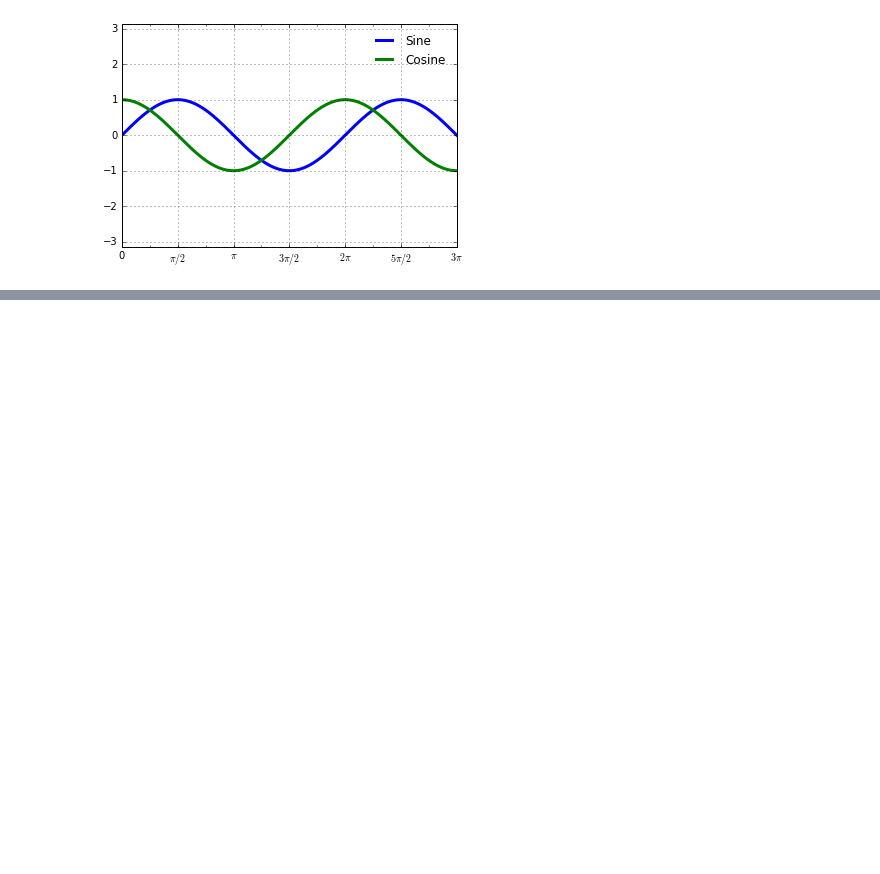
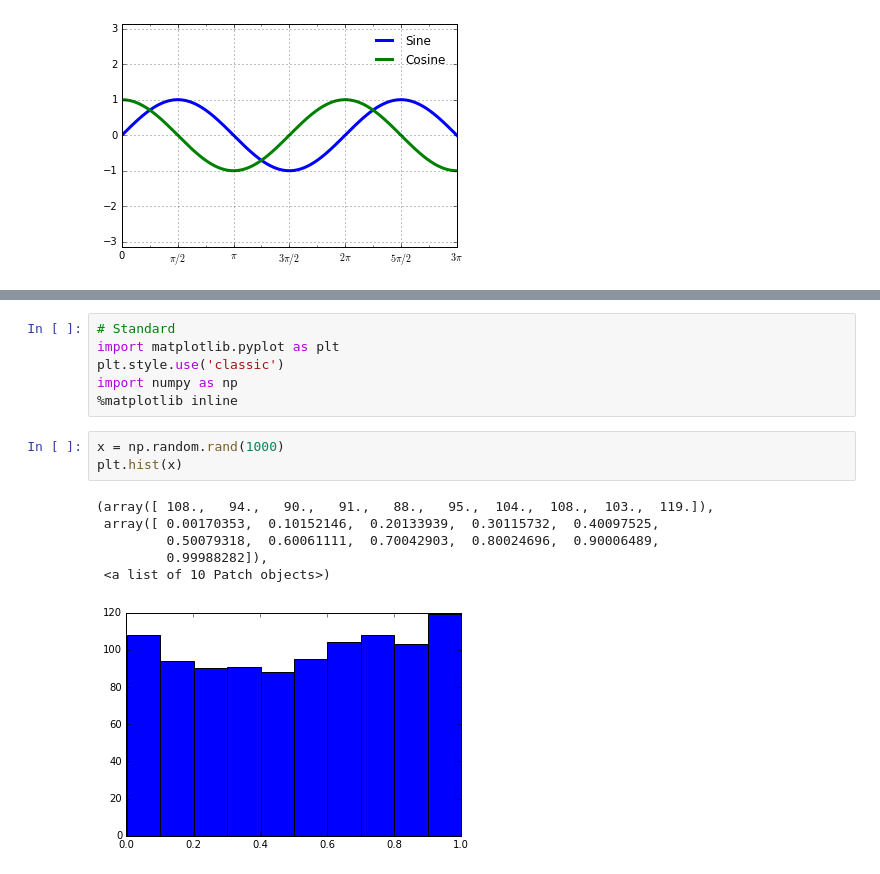
Before and after one commit to PeterChauYEG/learn-python, a Jupyter notebook: Visualization with Matplotlib.ipynb, the cells around one changed output, grey strips where cells are left out. Cells and saved outputs as stored; diff of their text form; blank space fills up the shorter version.

Commit message:
learned about styles and 3d plots

```diff
--- a/Visualization with Matplotlib.ipynb
+++ b/Visualization with Matplotlib.ipynb
@@ -1256,0 +1261,16 @@ fig
+# %%
+# Standard
+import matplotlib.pyplot as plt
+plt.style.use('classic')
+import numpy as np
+%matplotlib inline
+# %%
+x = np.random.rand(1000)
+plt.hist(x)
+# %% [output]
+(array([ 108.,   94.,   90.,   91.,   88.,   95.,  104.,  108.,  103.,  119.]),
+ array([ 0.00170353,  0.10152146,  0.20133939,  0.30115732,  0.40097525,
+         0.50079318,  0.60061111,  0.70042903,  0.80024696,  0.90006489,
+         0.99988282]),
+ <a list of 10 Patch objects>)
+[figure, added]
```
Also changed, not shown: parts of 43 cells of this notebook.
